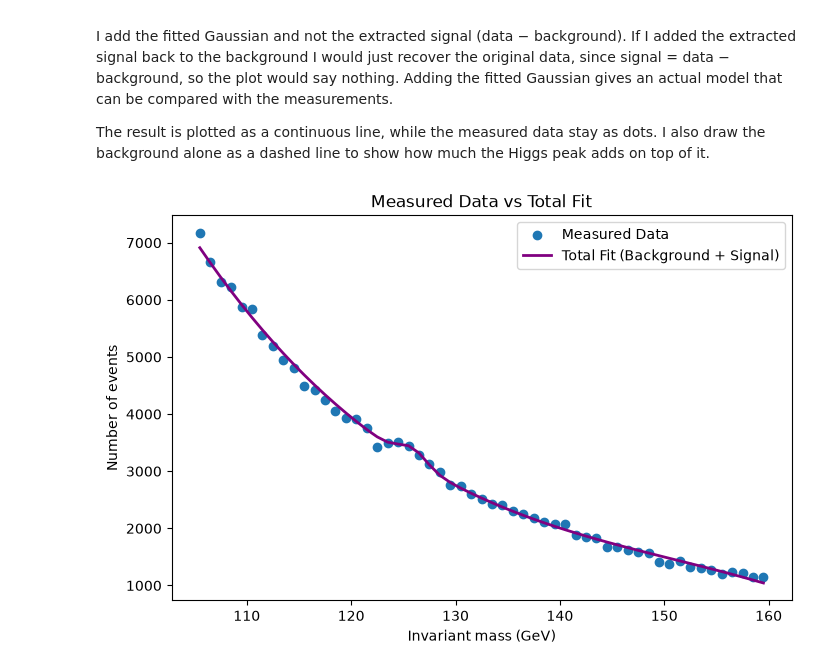
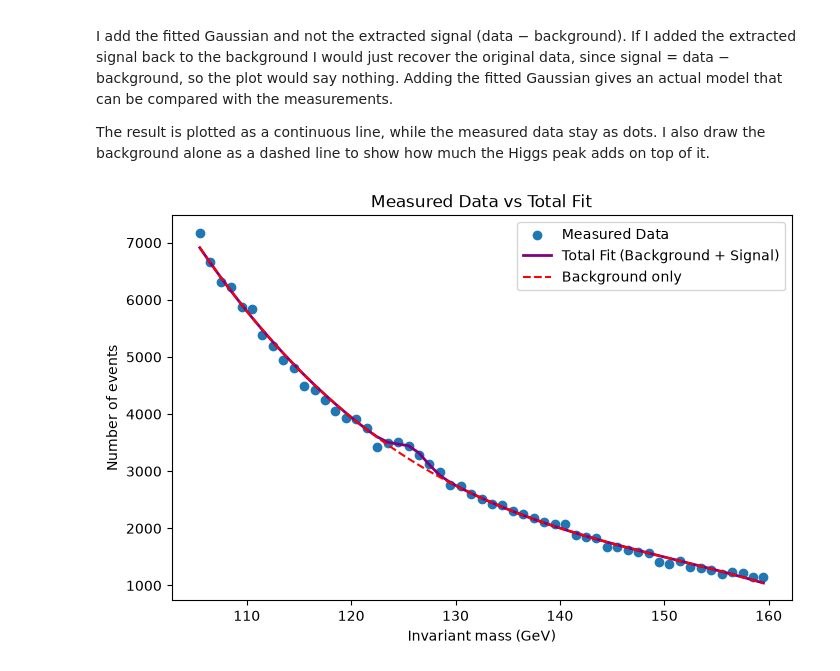
Before and after one commit to taro-py/Numerical-Modeling-on-Python, a Jupyter notebook: assignment1/part1/Neizan_RoggieMartinez_part1.ipynb, the cells around one changed output. Saved outputs shown, nothing was run; the diff lists cells and outputs as text; code cells hidden in the pictures.

```diff
--- a/assignment1/part1/Neizan_RoggieMartinez_part1.ipynb
+++ b/assignment1/part1/Neizan_RoggieMartinez_part1.ipynb
@@ -180,20 +180,25 @@ The result is plotted as a continuous line, while the measured data stay as dots
 # %%
 #evaluating the gaussian with the parameters and obtaining the total fit
 fitted_signal = gaussian(mass_GeV, a_opt, m_opt, sigma_opt)
 total_fit = background + fitted_signal
 
 #plotting as usual with the total fit
 plt.figure(figsize=(8, 5))
 
+#measured data: points, not connected
 plt.scatter(mass_GeV, events, label="Measured Data")
 
+#total model: background + signal (continuous line, it is a function)
 plt.plot(mass_GeV, total_fit, color='purple', linewidth=2, label="Total Fit (Background + Signal)")
+
+#background alone, to see the contribution of the Higgs peak
+plt.plot(mass_GeV, background, color='red', linestyle='--', linewidth=1.5, label="Background only")
 
 plt.xlabel("Invariant mass (GeV)")
 plt.ylabel("Number of events")
 plt.title("Measured Data vs Total Fit")
 
 plt.legend()
 plt.show()
 # %% [output]
-[figure, old version]
+[figure, new version]
```
Also changed, not shown: parts of 1 cell of this notebook.
